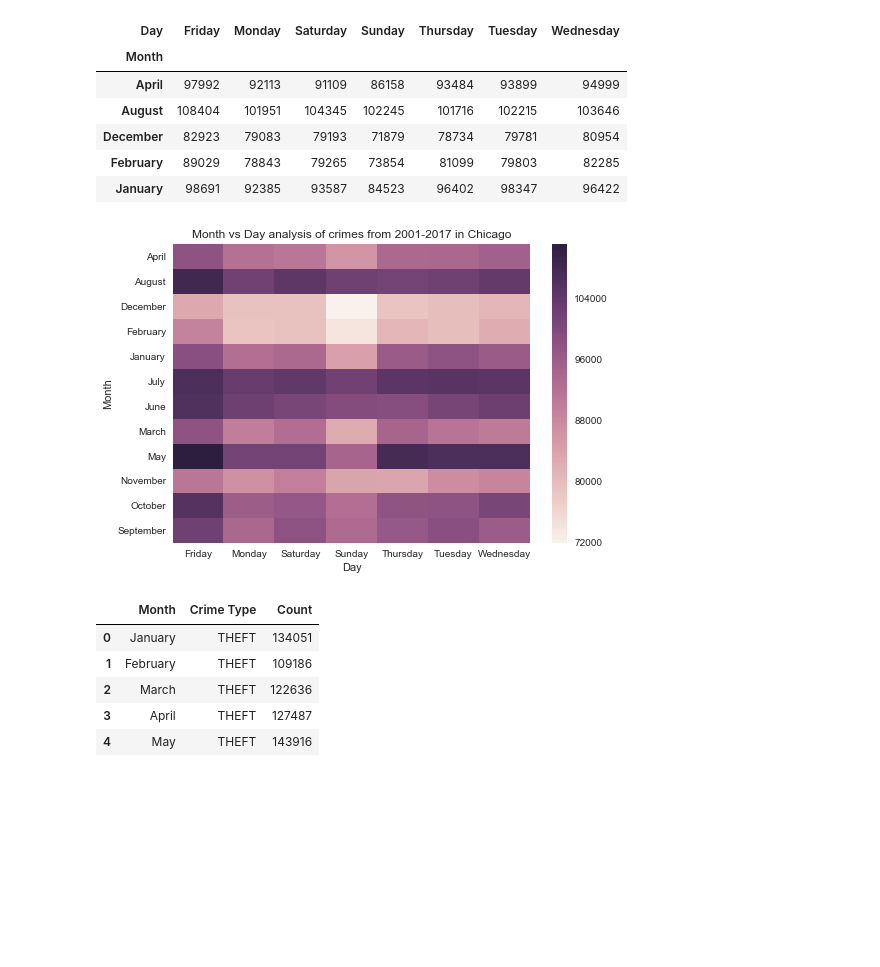
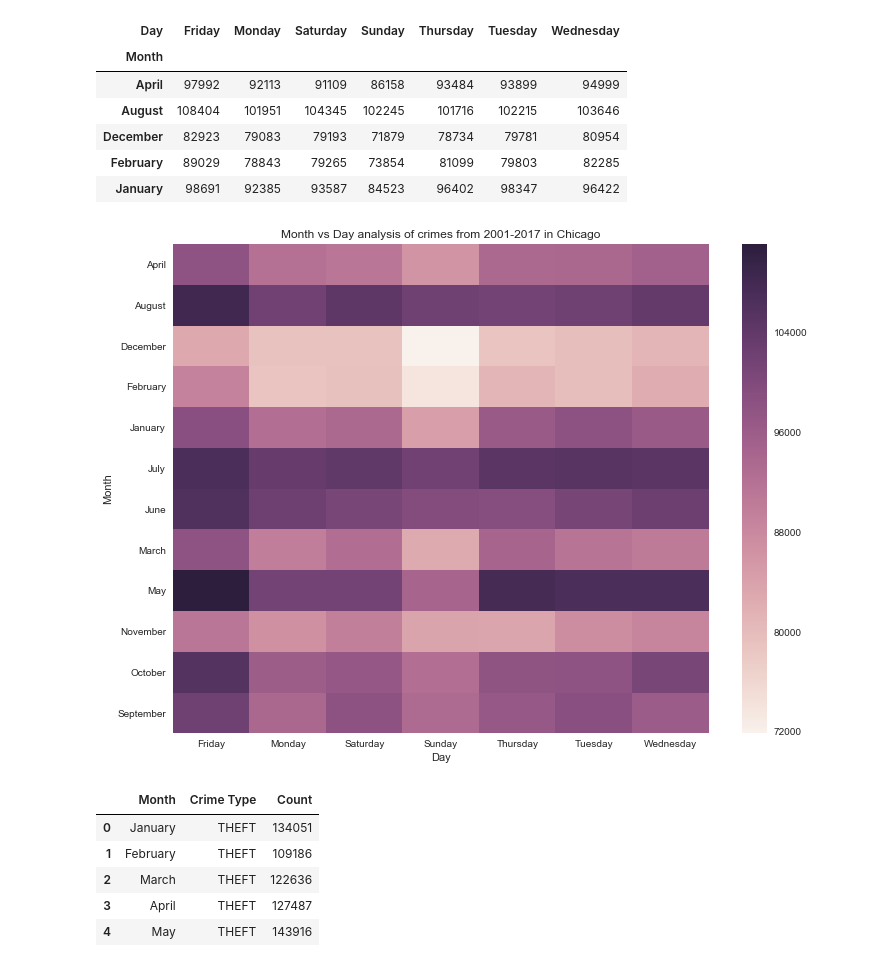
Before and after one commit to bodhisattamaiti25/projects-data-science, a Jupyter notebook: chicago_crime_data_analysis/chicago_crime_data_analysis.ipynb, the cells around one changed output. Cells and saved outputs as stored; diff of their text form; code cells hidden in the pictures; blank space fills up the shorter version.

```diff
--- a/chicago_crime_data_analysis/chicago_crime_data_analysis.ipynb
+++ b/chicago_crime_data_analysis/chicago_crime_data_analysis.ipynb
@@ -5,3 +23,7 @@ import matplotlib.pyplot as plt
+# %%
+def generate_heatmap(df, plotTitle):
+    sns.heatmap(df).set_title(plotTitle)
+    plt.show()
 # %%
 chicago_crimes_2001_04 = pd.read_csv('Chicago_Crimes_2001_to_2004.csv', error_bad_lines=False, index_col=0)
 print('crimes_2001_04 shape',chicago_crimes_2001_04.shape)
@@ -357,10 +314,10 @@ crime_counts_by_month_day_df.head()
 | February | 89029 | 78843 | 79265 | 73854 | 81099 | 79803 | 82285 |
 | January | 98691 | 92385 | 93587 | 84523 | 96402 | 98347 | 96422 |
 # %%
-sns.heatmap(crime_counts_by_month_day_df).set_title('Month vs Day analysis of crimes from 2001-2017 in Chicago')
-plt.show()
+pylab.rcParams['figure.figsize'] = 12, 9
+generate_heatmap(crime_counts_by_month_day_df, 'Month vs Day analysis of crimes from 2001-2017 in Chicago')
 # %% [output]
-[figure, old version]
+[figure, new version]
 # %%
 crime_counts_by_month_crimeType = []
 for cur_crime_type in crime_type_top20:
```
Also changed, not shown: parts of 18 cells of this notebook.
